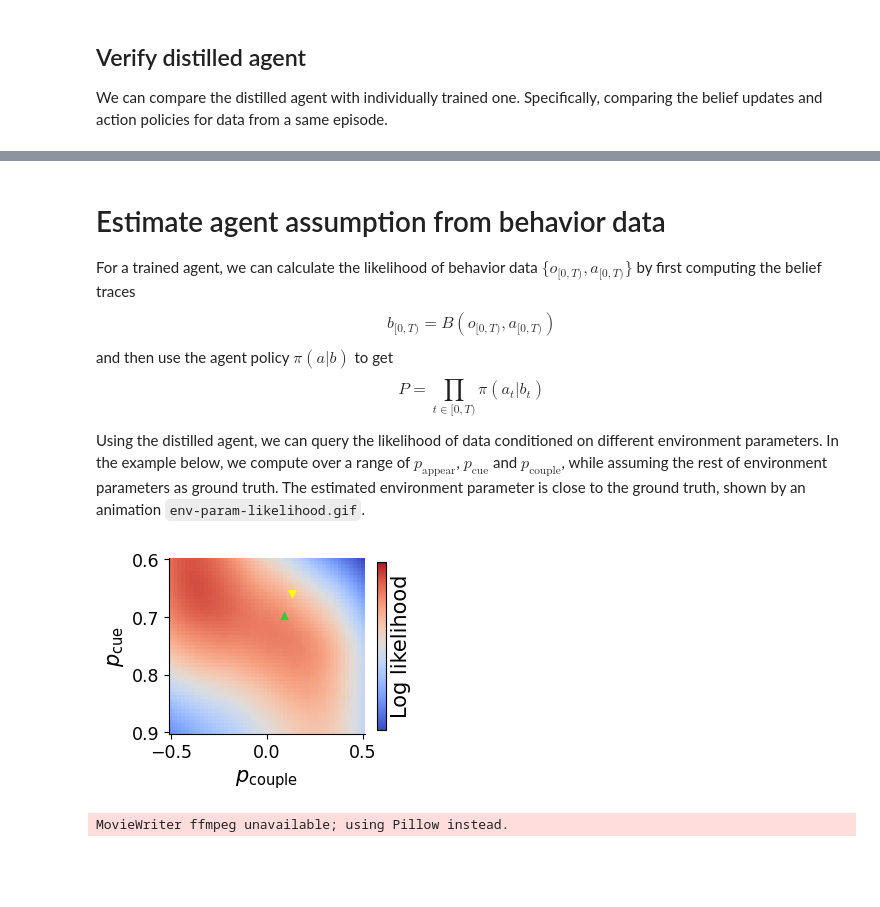
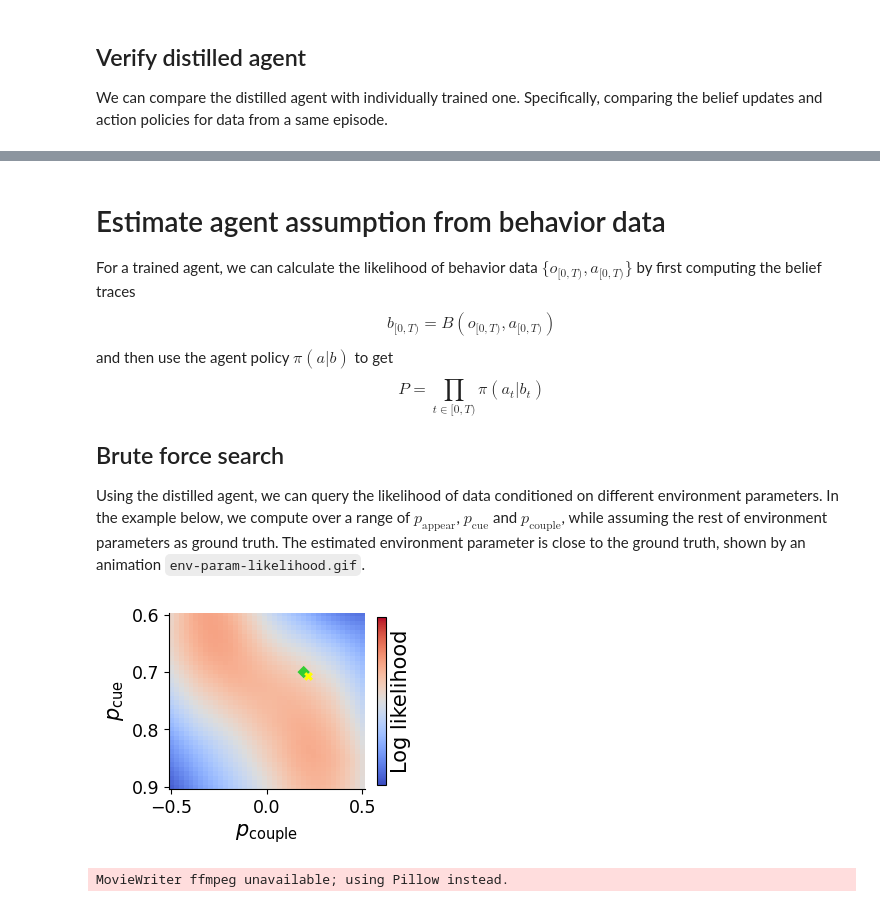
Before and after one commit to XaqLab/box-foraging, a Jupyter notebook: demo.ipynb, the cells around one changed output, grey strips where cells are left out. Drawn from its saved outputs; the diff is of its cells as text; code cells hidden in the pictures; blank space fills up the shorter version.

Commit message:
Update model and notebook

```diff
--- a/demo.ipynb
+++ b/demo.ipynb
@@ -44,6 +52,7 @@ The agent we train assumes an environment with parameter $(0.2, 0.05, 0.8, 0.1,
 # %%
 manager = AgentManager(defaults='irc_defaults/coupled_boxes.yaml')
-env_param = [0.2, 0.05, 0.7, 0.1, 10., -1., 0.1]
+manager.defaults.task.ent_coef = 0.01
+env_param = [0.25, 0.05, 0.7, 0.1, 10., -1., 0.2]
 num_epochs = 40
 agent, key = manager.train_agent(env_param=env_param, num_epochs=num_epochs)
 # %% [output]
@@ -208,18 +219,21 @@ $$b_{[0, T)} = B\left(o_{[0, T)}, a_{[0, T)}\right)$$
 and then use the agent policy $\pi(a|b)$ to get
 $$ P = \prod_{t\in[0, T)} \pi(a_t|b_t)$$
 
+## Brute force search
+
 Using the distilled agent, we can query the likelihood of data conditioned on different environment parameters. In the example below, we compute over a range of $p_\mathrm{appear}$, $p_\mathrm{cue}$ and $p_\mathrm{couple}$, while assuming the rest of environment parameters as ground truth. The estimated environment parameter is close to the ground truth, shown by an animation `env-param-likelihood.gif`.
 # %%
-p_appear = np.linspace(0.05, 0.3, 40)
-p_cue = np.linspace(0.6, 0.9, 50)
-p_couple = np.linspace(-0.5, 0.5, 50)
+p_appear = np.linspace(0.05, 0.3, 30)
+p_cue = np.linspace(0.6, 0.9, 40)
+p_couple = np.linspace(-0.5, 0.5, 40)
 
-env_param_gt = env_param
+env_param_gt = agent.model.get_param()
 i_gt = np.argmin(np.abs(p_appear-env_param_gt[0]))
 j_gt = np.argmin(np.abs(p_cue-env_param_gt[2]))
 k_gt = np.argmin(np.abs(p_couple-env_param_gt[6]))
 # %%
 data_logps = np.zeros((len(p_appear), len(p_cue), len(p_couple)))
+gamma, ent_coef = manager.defaults.task.gamma, manager.defaults.task.ent_coef
 for i in range(len(p_appear)):
     for j in range(len(p_cue)):
         for k in range(len(p_couple)):
@@ -228,34 +242,34 @@ for i in range(len(p_appear)):
             env_param[2] = p_cue[j]
             env_param[6] = p_couple[k]
 
-            d_agent.set_env_param(env_param)
+            d_agent.set_env_param(env_param, gamma, ent_coef)
             beliefs, logps = d_agent.compute_likelihoods(episode['observations'], episode['actions'])
             data_logps[i, j, k] = logps.sum().item()
 i_max, j_max, k_max = (data_logps==data_logps.max()).nonzero()
 # %%
 from matplotlib.animation import FuncAnimation
 
 fig = plt.figure(figsize=(3.5, 3))
 ax = fig.add_axes([0.2, 0.2, 0.7, 0.7])
 dx = p_couple[1]-p_couple[0]
 xlim = [p_couple.min()-dx/2, p_couple.max()+dx/2]
 dy = p_cue[1]-p_cue[0]
 ylim = [p_cue.max()+dy/2, p_cue.min()-dy/2]
 h = ax.imshow(
     data_logps[0], aspect=3, extent=[*xlim, *ylim],
     vmin=data_logps.min(), vmax=data_logps.max(), cmap='coolwarm',
 )
 marker_size = 40
-sc_gt = ax.scatter(p_couple[k_gt], p_cue[j_gt], s=marker_size, color='limegreen', marker='^', edgecolor='none')
-sc_max = ax.scatter(p_couple[k_max], p_cue[j_max], s=marker_size, color='yellow', marker='v', edgecolor='none')
+sc_gt = ax.scatter(p_couple[k_gt], p_cue[j_gt], s=marker_size, color='limegreen', marker='D', edgecolor='none')
+sc_max = ax.scatter(p_couple[k_max], p_cue[j_max], s=marker_size, color='yellow', marker='X', edgecolor='none')
 plt.colorbar(h, shrink=0.8, ticks=[], label='Log likelihood')
 title = ax.set_title('')
 xlabel = ax.set_xlabel(r'$p_\mathrm{couple}$')
 ylabel = ax.set_ylabel(r'$p_\mathrm{cue}$')
 fig.savefig('test-bbox.png')
 plt.show()
 # %% [output]
-[figure, old version]
+[figure, new version]
 # %%
 def update(i):
     sigma = 2
```
Also changed, not shown: parts of 11 cells of this notebook, 4 other files.
